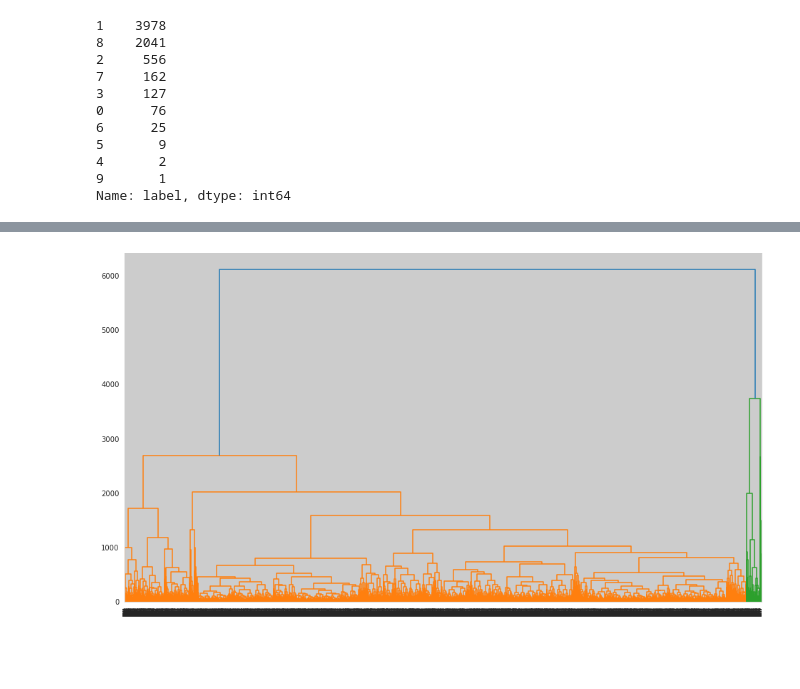
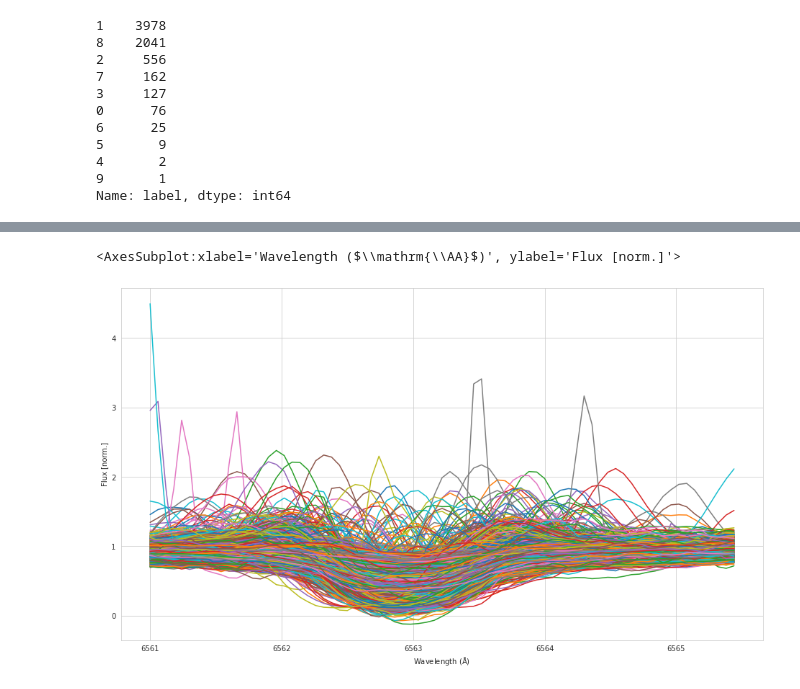
Before and after one commit to PravNJ/PCT-stars-GALAH, a Jupyter notebook: dtw-agglo-clustering.ipynb, the cells around one changed output, grey strips where cells are left out. Drawn from its saved outputs; the diff is of its cells as text; code cells hidden in the pictures; blank space fills up the shorter version.

Commit message:
cluster group plots

```diff
--- a/dtw-agglo-clustering.ipynb
+++ b/dtw-agglo-clustering.ipynb
@@ -109,0 +148,2 @@ df_masked["label"] = pd.Series(agglom.labels_, index = df_masked.index)
+# %%
+df_masked = pd.concat([df_masked, df_sobject_ids], axis=1)
@@ -109,0 +163,6 @@ df_masked["label"] = pd.Series(agglom.labels_, index = df_masked.index)
+# %%
+cols = df_masked.columns.tolist()
+# %%
+cols = cols[-1:] + cols[:-1]
+# %%
+df_masked = df_masked[cols]
@@ -158,5 +202,5 @@ plt.plot(dy)
-# %%
-Z = hierarchy.linkage(distance_matrix_square_form, 'complete')
-dendro = hierarchy.dendrogram(Z)
-# %% [output]
-[figure, removed]
+# %%
+(df_masked.loc[df_masked['label'] == 1].drop(columns=['label','sobject_id']).T).plot(legend=False, xlabel = "Wavelength ($\mathrm{\AA}$)", ylabel= "Flux [norm.]")
+# %% [output]
+<AxesSubplot:xlabel='Wavelength ($\\mathrm{\\AA}$)', ylabel='Flux [norm.]'>
+[figure, added]
```
Also changed, not shown: parts of 14 cells of this notebook.
